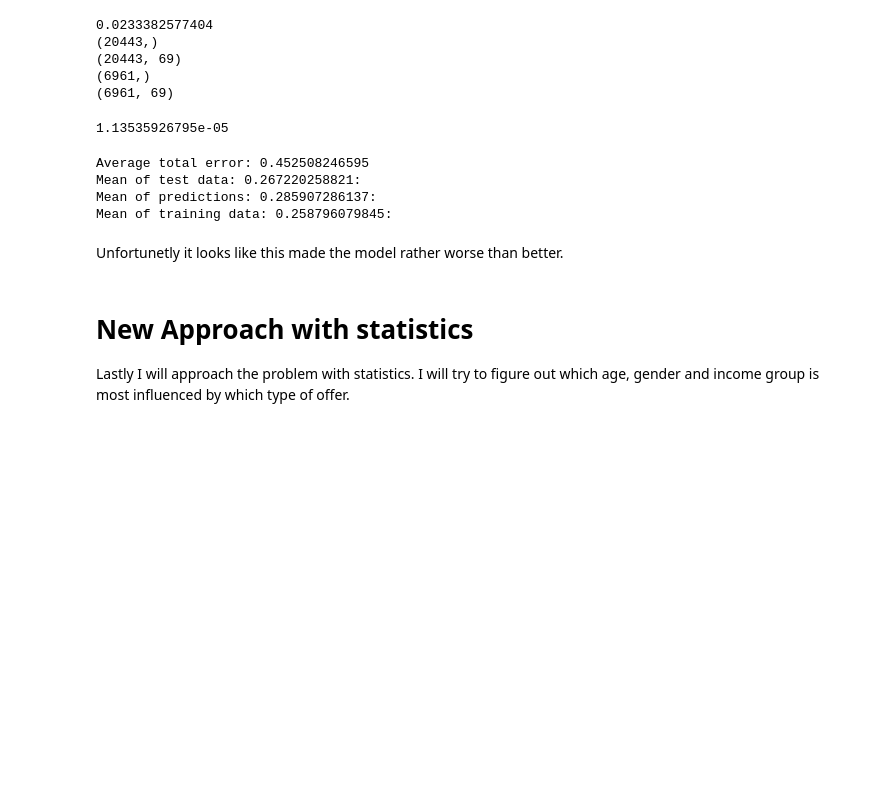
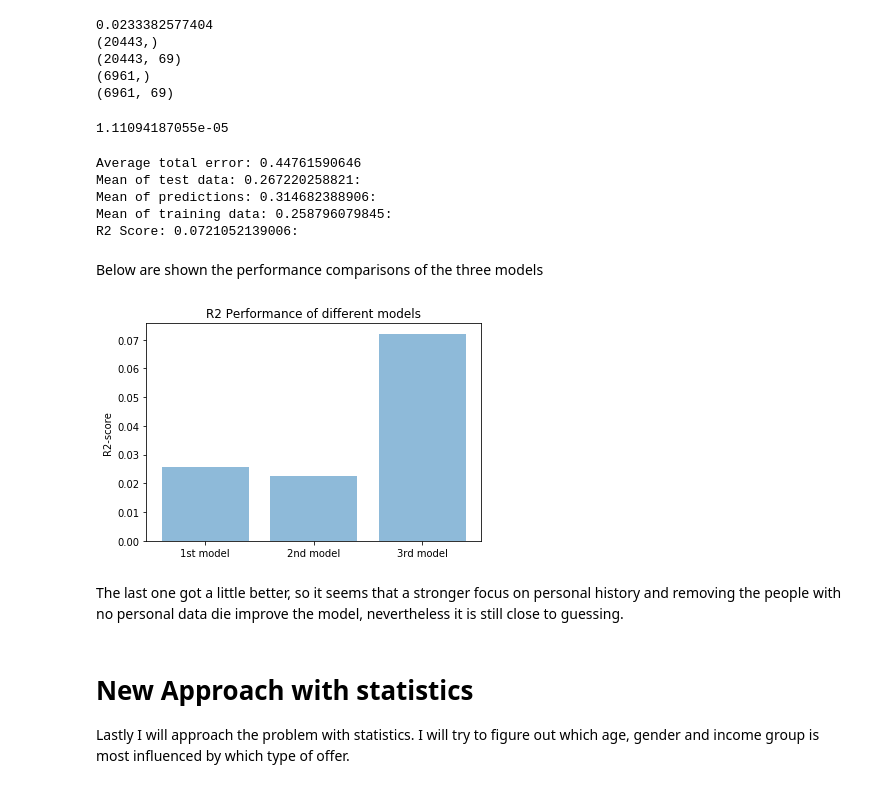
Before and after one commit to blec123/Starbucks, a Jupyter notebook: Starbucks_Capstone_notebook.ipynb, the cells around one changed output. Saved outputs shown, nothing was run; the diff lists cells and outputs as text; code cells hidden in the pictures; blank space fills up the shorter version.

```diff
--- a/Starbucks_Capstone_notebook.ipynb
+++ b/Starbucks_Capstone_notebook.ipynb
@@ -1222,5 +1221,6 @@ Y_pred = cv.predict(X_test)
 
 # calclate mse
 mse = mean_squared_error(Y_test, Y_pred)
+r2_1 = r2_score(Y_test, Y_pred)
 print(mse)
 # %% [output]
@@ -1315,5 +1320,6 @@ Y_pred = cv.predict(X_test)
 
 # calclate mse
 mse = mean_squared_error(Y_test, Y_pred)
+r2_2 = r2_score(Y_test, Y_pred)
 print(mse)
 # %% [output]
@@ -1467,9 +1478,10 @@ Y_pred = cv.predict(X_test)
 
 # calclate mse
 mse = mean_squared_error(Y_test, Y_pred)
+r2_3 = r2_score(Y_test, Y_pred)
 print(mse)
 # %% [output]
-1.13535926795e-05
+1.11094187055e-05
 # %%
 avg_total_error = np.sqrt(mse) * max_vals[-1]
 print('Average total error: %s'%avg_total_error)
@@ -1477,13 +1489,27 @@ print('Average total error: %s'%avg_total_error)
 print('Mean of test data: %s:'%(Y_test.mean() * max_vals[-1]))
 print('Mean of predictions: %s:'%(Y_pred.mean() * max_vals[-1]))
 print('Mean of training data: %s:'%(Y_train.mean() * max_vals[-1]))
+
+print('R2 Score: %s:'%(r2_3))
 # %% [output]
-Average total error: 0.452508246595
+Average total error: 0.44761590646
 Mean of test data: 0.267220258821:
-Mean of predictions: 0.285907286137:
+Mean of predictions: 0.314682388906:
 Mean of training data: 0.258796079845:
+R2 Score: 0.0721052139006:
-# %% [markdown]
-Unfortunetly it looks like this made the model rather worse than better.
+# %% [markdown]
+Below are shown the performance comparisons of the three models
+# %%
+plt.bar([1,2,3], [r2_1, r2_2, r2_3], align='center', alpha=0.5)
+plt.xticks([1,2,3], ['1st model', '2nd model', '3rd model'])
+plt.ylabel('R2-score')
+plt.title('R2 Performance of different models')
+
+plt.show()
+# %% [output]
+[figure, added]
+# %% [markdown]
+The last one got a little better, so it seems that a stronger focus on personal history and removing the people with no personal data die improve the model, nevertheless it is still close to guessing.
 # %% [markdown]
 # New Approach with statistics
 
```
Also changed, not shown: parts of 14 cells of this notebook.
